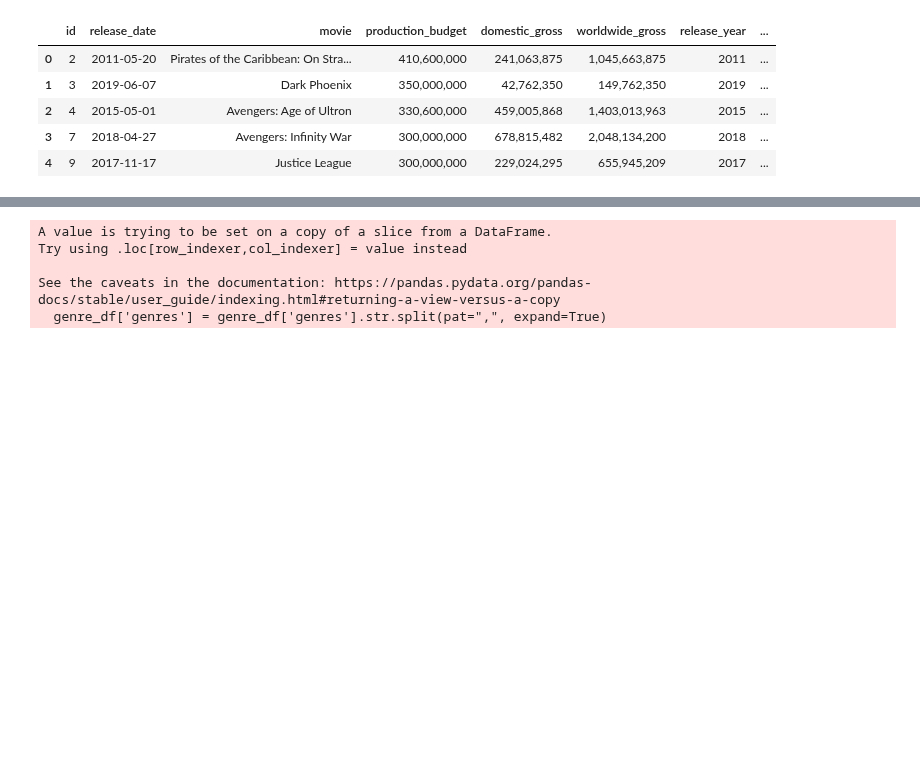
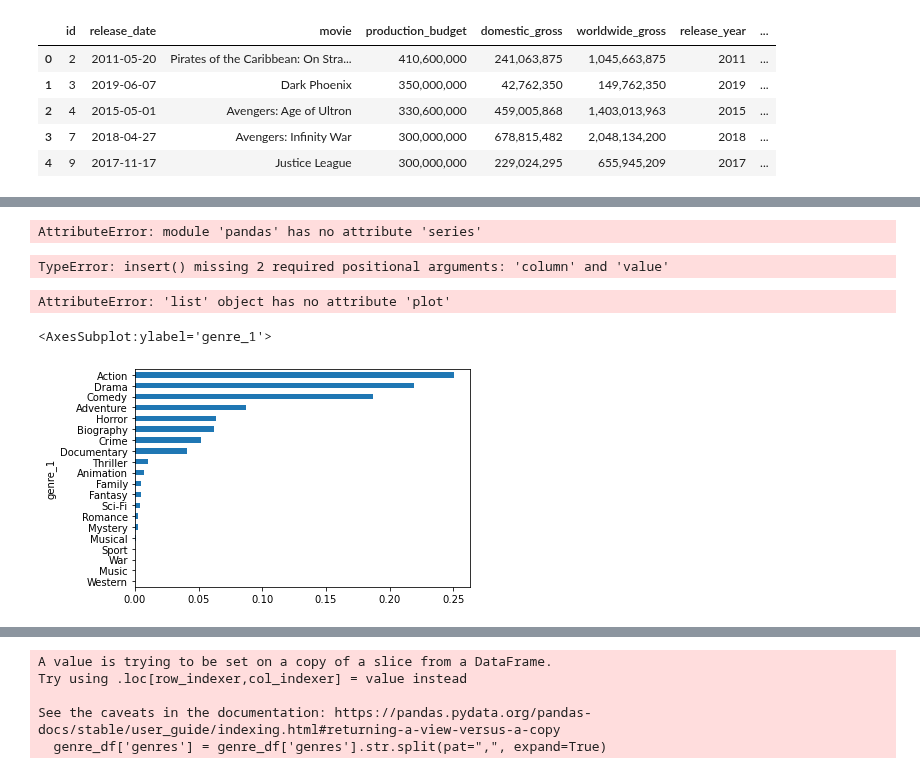
Before and after one commit to jxn628/dsc-phase-1-project, a Jupyter notebook: student.ipynb, the cells around one changed output, grey strips where cells are left out. Cells and saved outputs as stored; diff of their text form; code cells hidden in the pictures; blank space fills up the shorter version.

Commit message:
analysis of recent movies

```diff
--- a/student.ipynb
+++ b/student.ipynb
@@ -1158,6 +1158,6 @@ project_df_2.head()
 | 3 | 7 | 2018-04-27 | Avengers: Infinity War | 300,000,000 | 678,815,482 | 2,048,134,200 | 2018 | ... |
 | 4 | 9 | 2017-11-17 | Justice League | 300,000,000 | 229,024,295 | 655,945,209 | 2017 | ... |
 # %%
-project_df_2['genre_1', 'genre_2', 'genre_3'] = project_df_2['genres'].str.split(pat=",", expand=True)
-project_df_2.head(3)
+project_df_2[['genre_1', 'genre_2', 'genre_3']] = project_df_2['genres'].str.split(pat=",", expand=True)
+project_df_2.head(100)
 # %% [output]
@@ -1164,0 +1181,3 @@ ValueError: Wrong number of items passed 3, placement implies 1
+# %%
+#adding my new genre columns to the master df
+project_df_master = project_df_2
@@ -1164,0 +1191,5 @@ ValueError: Wrong number of items passed 3, placement implies 1
+# %%
+project_analysis_df = project_df_master[['movie','release_year', 'production_budget', 'total_profit', 'ROI',
+                                       'averagerating', 'numvotes','runtime_minutes', 'genre_1', 'genre_2',
+                                        'genre_3', ]]
+project_analysis_df.head(5)
@@ -1164,0 +1465,4 @@ ValueError: Wrong number of items passed 3, placement implies 1
+# %%
+project_analysis_df.apply(pd.series.value_counts())
+# %% [output]
+AttributeError: module 'pandas' has no attribute 'series'
@@ -1164,0 +1474,15 @@ ValueError: Wrong number of items passed 3, placement implies 1
+# %%
+genre_df_1.insert('genre_2')
+# %% [output]
+TypeError: insert() missing 2 required positional arguments: 'column' and 'value'
+# %%
+genre_df.plot[kind-"bar"]
+# %% [output]
+AttributeError: 'list' object has no attribute 'plot'
+# %%
+#attempting to plot the genres
+
+project_analysis_df.value_counts('genre_1', 'genre_2', 'genre_3').sort_values().plot(kind = 'barh')
+# %% [output]
+<AxesSubplot:ylabel='genre_1'>
+[figure, added]
```
Also changed, not shown: parts of 36 cells of this notebook.
